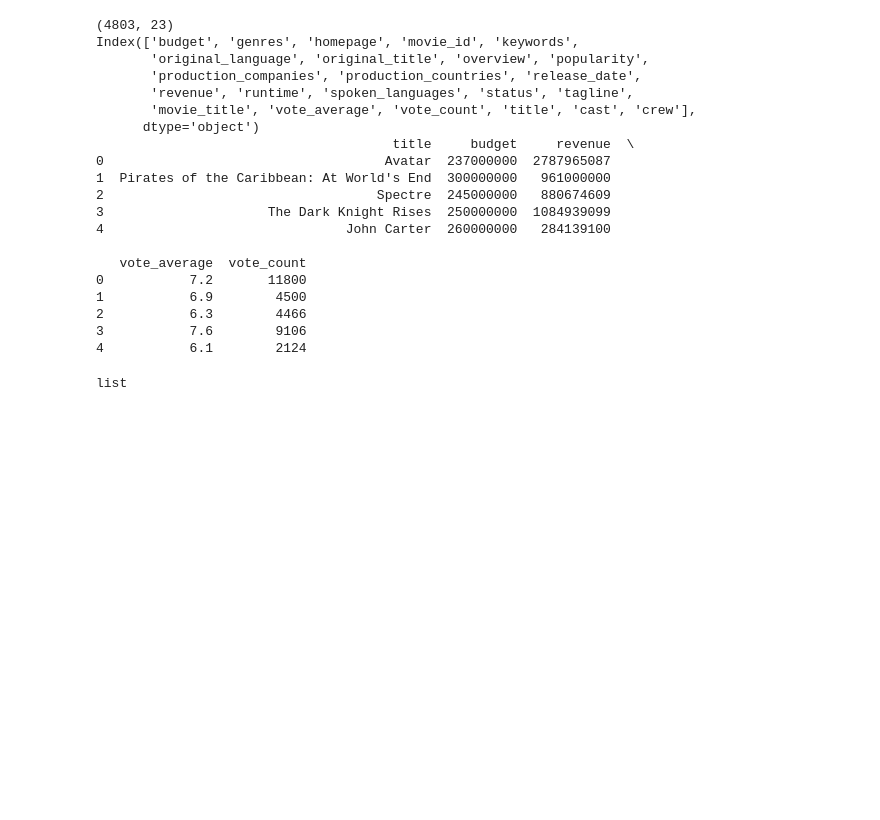
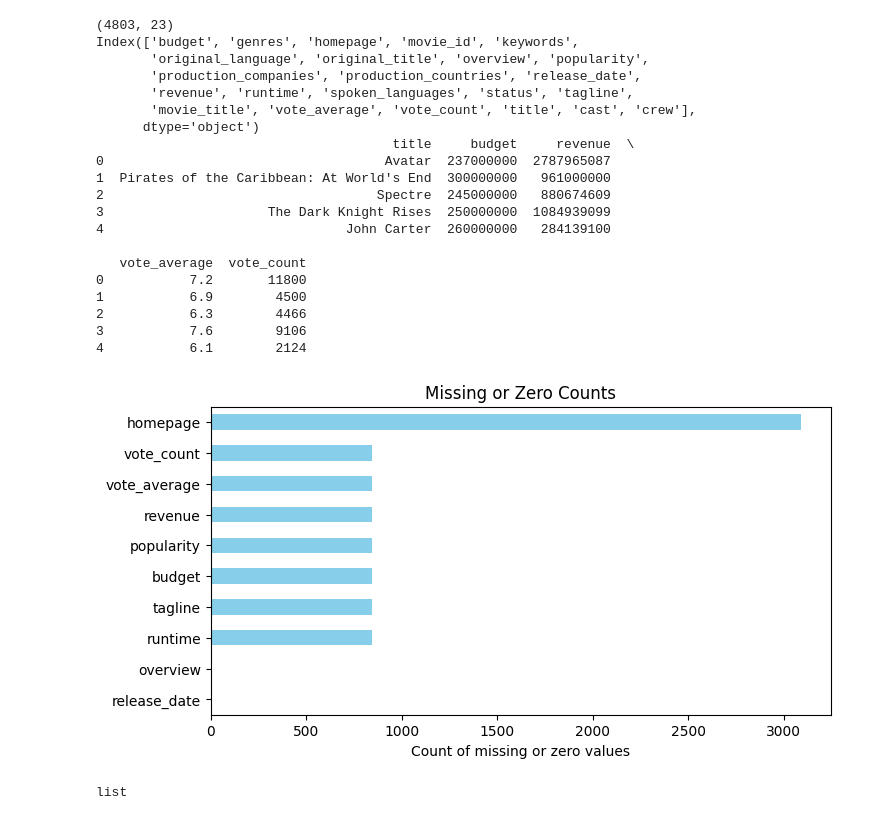
Before and after one commit to achakraborty2024/Cinema-Analysis-Prediction-System, a Jupyter notebook: src/eda.ipynb, the cells around one changed output. Cells and saved outputs as stored; diff of their text form; code cells hidden in the pictures; blank space fills up the shorter version.

```diff
--- a/src/eda.ipynb
+++ b/src/eda.ipynb
@@ -87,6 +87,34 @@ Index(['budget', 'genres', 'homepage', 'movie_id', 'keywords',
 2           6.3        4466
 3           7.6        9106
 4           6.1        2124
+# %%
+# Plot missing or zero count features
+
+missing_zero_counts = {}
+nan_values = combined_df.isnull().sum()
+nan_features =  nan_values[nan_values > 0]
+
+for col, null_count in nan_features.items():
+    missing_zero_counts[col] = null_count
+
+for col in combined_df.columns:
+    zero_count = (combined_df[col] == 0).sum()
+    if zero_count > 0:
+         missing_zero_counts[col] = null_count
+
+# Convert to Series
+missing_series = pd.Series(missing_zero_counts)
+
+# Sort for prettier plot
+missing_series = missing_series.sort_values()
+
+# Plot horizontal bar chart
+missing_series.plot.barh(color='skyblue', figsize=(8, 4))
+plt.xlabel('Count of missing or zero values')
+plt.title('Missing or Zero Counts')
+plt.show()
+# %% [output]
+[figure, added]
 # %%
 combined_df["release_date"] = pd.to_datetime(combined_df["release_date"], errors='coerce')
 combined_df["release_year"] = combined_df["release_date"].dt.year.astype('Int64')
```
Also changed, not shown: parts of 1 cell of this notebook, 1 other file.
